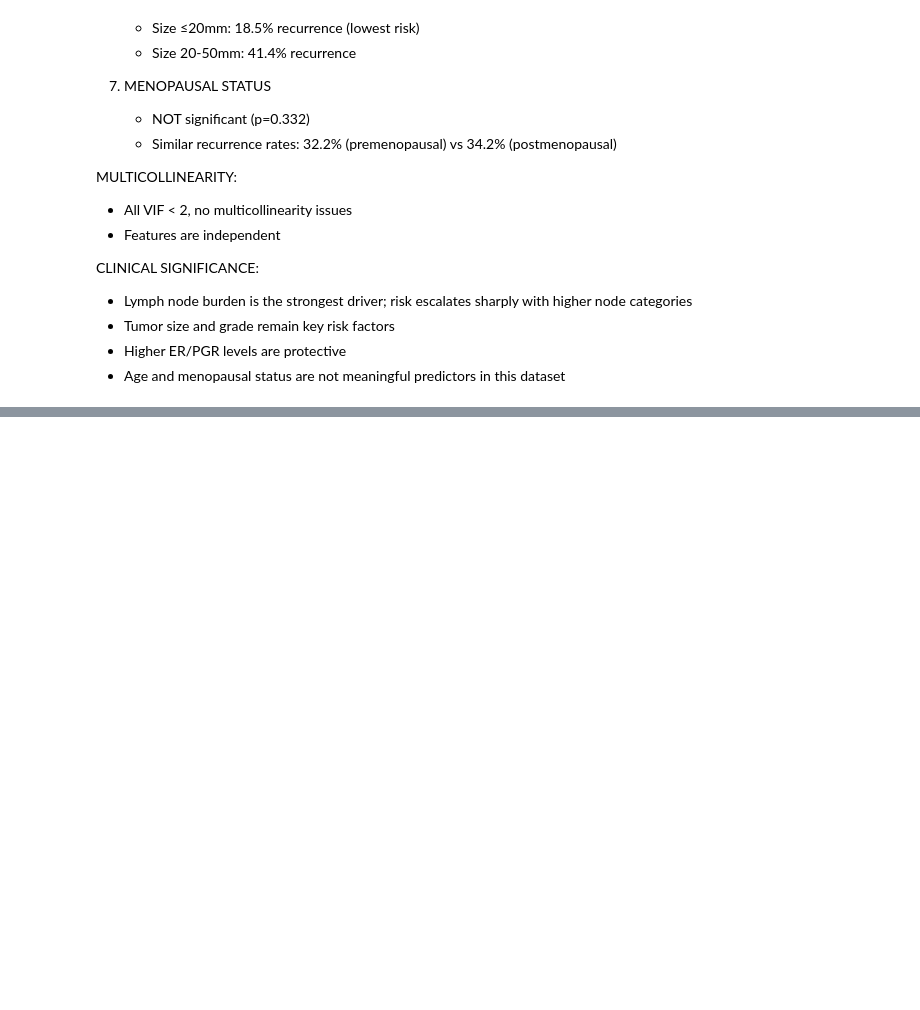
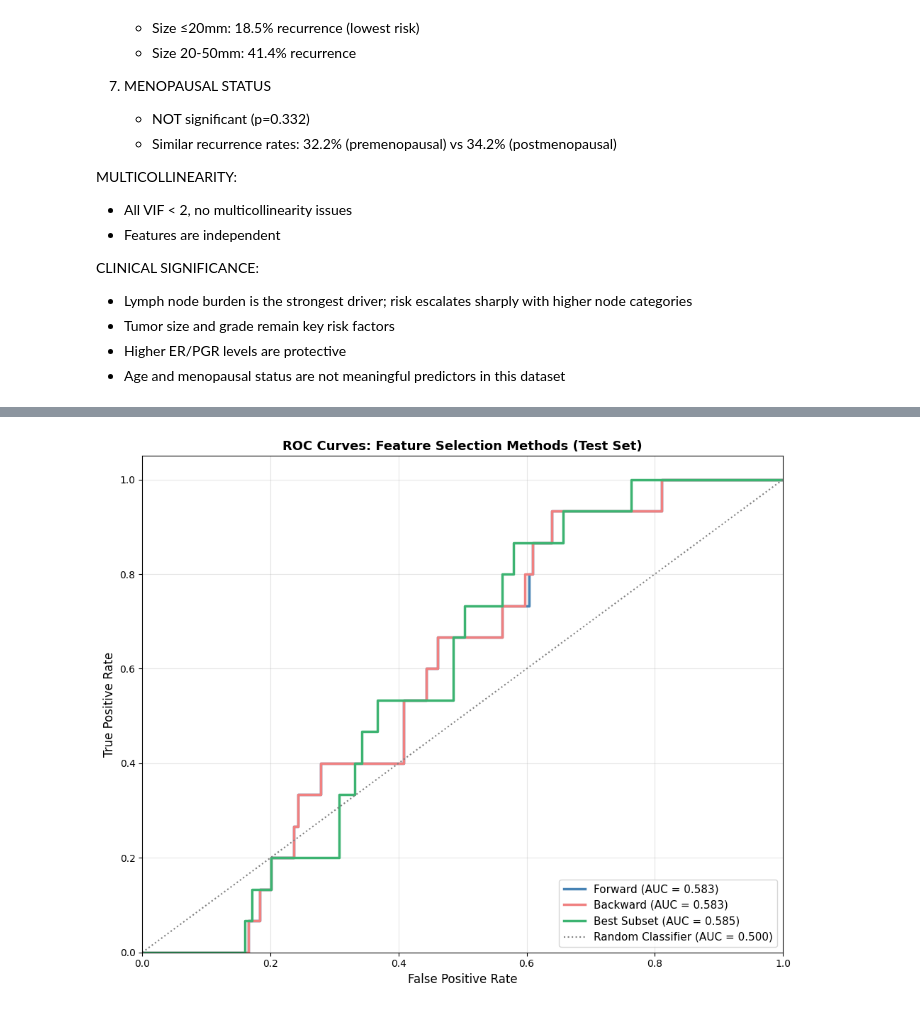
Before and after one commit to baricio00/Health-Informatics-2025-26, a Jupyter notebook: task1/task1_node_zero.ipynb, the cells around one changed output, grey strips where cells are left out. Drawn from its saved outputs; the diff is of its cells as text; code cells hidden in the pictures; blank space fills up the shorter version.

```diff
--- a/task1/task1_node_zero.ipynb
+++ b/task1/task1_node_zero.ipynb
@@ -772,0 +837,6 @@ Final features (appearing in ≥3 folds): age_bin
+# %%
+model = LogisticRegression(penalty=None, solver='lbfgs', max_iter=1000, random_state=1234)
+model.fit(X_train_undersampled[final_features].values, y_train_undersampled)
+y_prob_best_test = model.predict_proba(X_test[final_features].values)[:, 1]
+
+print(f"Model retrained with features: {final_features}")
@@ -1375,0 +1042,92 @@ weighted avg      0.888     0.435     0.536       184
+# %%
+fig, ax = plt.subplots(figsize=(10, 8))
+
+colors_roc = {'forward': 'steelblue', 'backward': 'lightcoral', 'best_subset': 'mediumseagreen'}
+
+# Plot ROC for each method
+for method_name in ['forward', 'backward', 'best_subset']:
+    y_prob = None
+
+    if method_name == 'forward' and y_prob_fwd_test is not None:
+        y_prob = y_prob_fwd_test
+    elif method_name == 'backward' and y_prob_bwd_test is not None:
+        y_prob = y_prob_bwd_test
+    elif method_name == 'best_subset' and y_prob_best_test is not None:
+        y_prob = y_prob_best_test
+
+    if y_prob is not None:
+        fpr, tpr, _ = roc_curve(y_test, y_prob)
+        roc_auc = roc_auc_score(y_test, y_prob)
+
+        ax.plot(fpr, tpr,
+               color=colors_roc[method_name],
+               linewidth=2.5,
+               label=f'{method_name.replace("_", " ").title()} (AUC = {roc_auc:.3f})')
+
+# Plot random classifier
+ax.plot([0, 1], [0, 1], color='gray', lw=1.5, linestyle=':',
+        label='Random Classifier (AUC = 0.500)')
+
+ax.set_xlabel('False Positive Rate', fontsize=12)
+ax.set_ylabel('True Positive Rate', fontsize=12)
+ax.set_title('ROC Curves: Feature Selection Methods (Test Set)',
+             fontsize=13, fontweight='bold')
+ax.legend(loc='lower right', fontsize=11)
+ax.grid(alpha=0.3)
+ax.set_xlim([0.0, 1.0])
+ax.set_ylim([0.0, 1.05])
+
+plt.tight_layout()
+plt.show()
+
+# 6. Summary table with test set performance
+print("\n" + "=" * 80)
+print("TEST SET PERFORMANCE SUMMARY")
+print("=" * 80 + "\n")
+
+test_summary = []
+
+for method_name in ['forward', 'backward', 'best_subset']:
+    y_prob = None
+    features = []
+
+    if method_name == 'forward' and y_prob_fwd_test is not None:
+        y_prob = y_prob_fwd_test
+        features = fwd_features
+    elif method_name == 'backward' and y_prob_bwd_test is not None:
+        y_prob = y_prob_bwd_test
+        features = bwd_features
+    elif method_name == 'best_subset' and y_prob_best_test is not None:
+        y_prob = y_prob_best_test
+        features = best_features
+
+    if y_prob is not None and len(features) > 0:
+        y_pred = (y_prob >= 0.5).astype(int)
+
+        # Calculate metrics
+        test_auc = roc_auc_score(y_test, y_prob)
+        test_acc = accuracy_score(y_test, y_pred)
+        test_f1 = f1_score(y_test, y_pred)
+        test_precision = precision_score(y_test, y_pred)
+        test_recall = recall_score(y_test, y_pred)
+
+        # PR-AUC
+        precision_vals, recall_vals, _ = precision_recall_curve(y_test, y_prob)
+        test_pr_auc = auc(recall_vals, precision_vals)
+
+        test_summary.append({
+            'Method': method_name.replace('_', ' ').title(),
+            'Features': len(features),
+            'ROC-AUC': f"{test_auc:.4f}",
+            'PR-AUC': f"{test_pr_auc:.4f}",
+            'Accuracy': f"{test_acc:.4f}",
+            'Precision': f"{test_precision:.4f}",
+            'Recall': f"{test_recall:.4f}",
+            'F1-Score': f"{test_f1:.4f}"
+        })
+
+test_summary_df = pd.DataFrame(test_summary)
+print(test_summary_df.to_string(index=False))
+print("\n" + "=" * 80)
+# %% [output]
+[figure, added]
```
Also changed, not shown: parts of 34 cells of this notebook, 6 other files.
